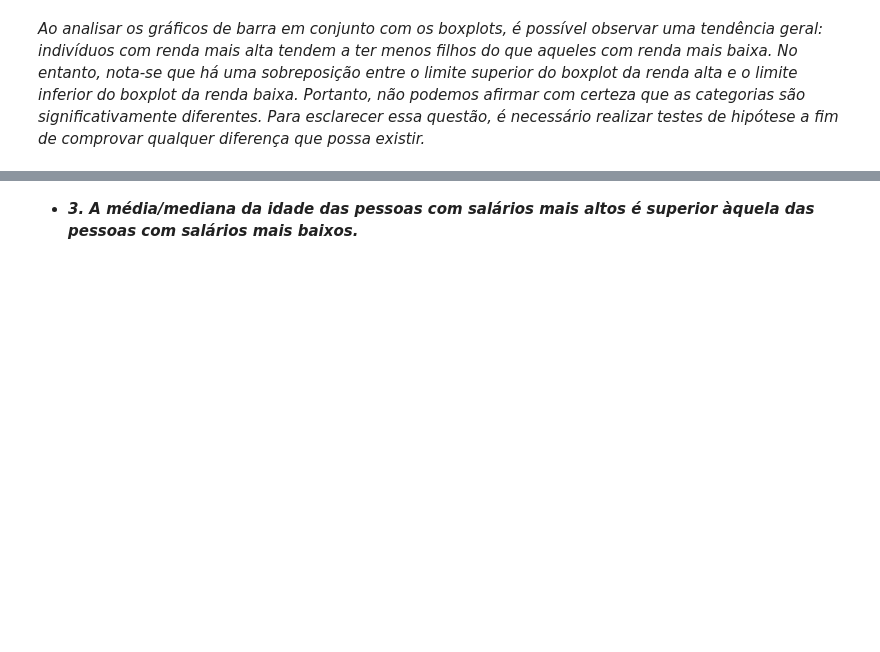
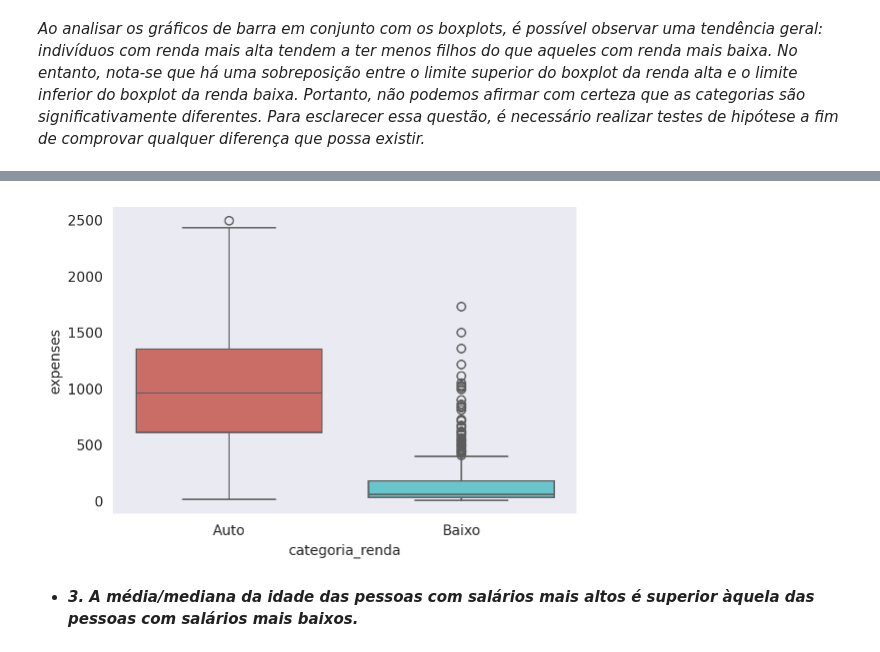
Before and after one commit to Oseiasdfarias/estatistica_do_basico_ao_avancado_EBA, a Jupyter notebook: atividades/1.0_estatistica_descritiva/1.0_Desafio_Ifood.ipynb, the cells around one changed output, grey strips where cells are left out. Saved outputs shown, nothing was run; the diff lists cells and outputs as text; code cells hidden in the pictures; blank space fills up the shorter version.

Commit message:
atualizado notebook do projeto Ifood

```diff
--- a/atividades/1.0_estatistica_descritiva/1.0_Desafio_Ifood.ipynb
+++ b/atividades/1.0_estatistica_descritiva/1.0_Desafio_Ifood.ipynb
@@ -517,2 +540,10 @@ plt.show()
+# %%
+plt.figure(figsize=(6, 4))
+sns.boxplot(data=df_ifood, x="categoria_renda",
+            y="expenses", hue="categoria_renda",
+            palette=sns.color_palette("hls", 2))
+plt.show()
+# %% [output]
+[figure, added]
 # %% [markdown]
 - ***3. A média/mediana da idade das pessoas com salários mais altos é superior àquela das pessoas com salários mais baixos.***
```
Also changed, not shown: parts of 8 cells of this notebook.
